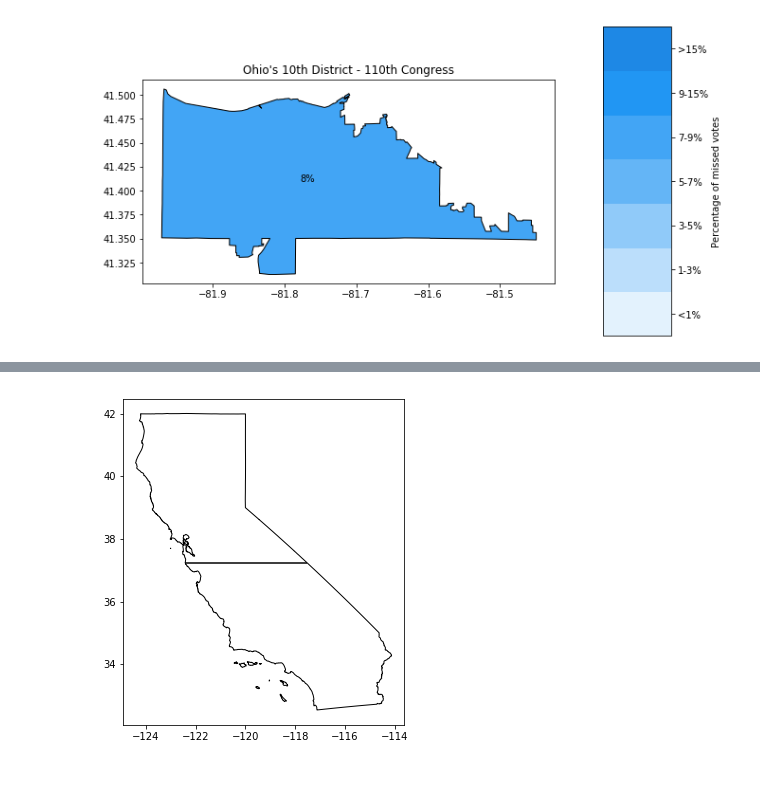
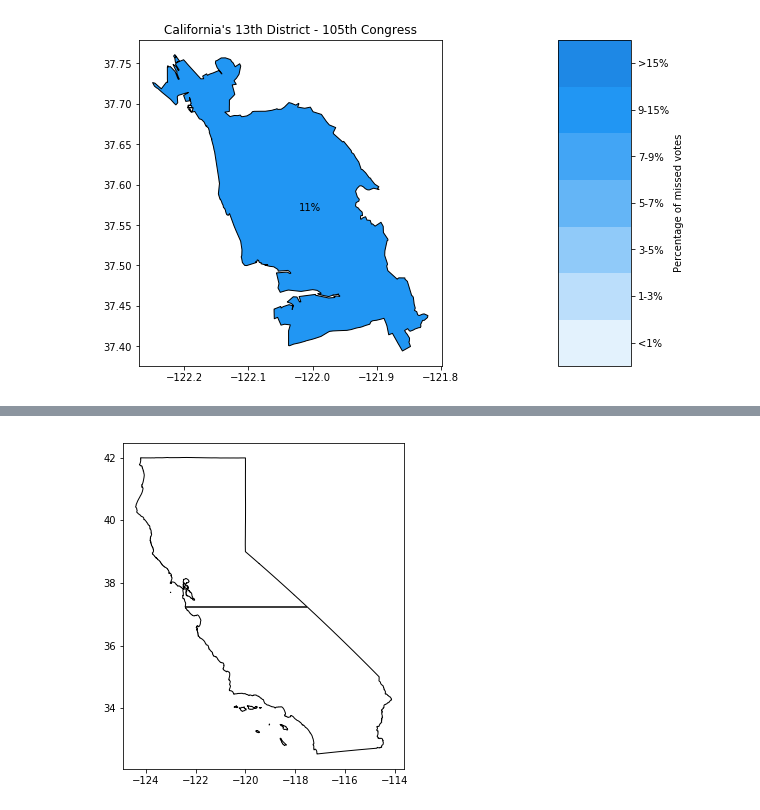
Before and after one commit to rcohngru/congressional-voting-eda, a Jupyter notebook: notebooks/Trying GeoPandas.ipynb, the cells around one changed output, grey strips where cells are left out. Cells and saved outputs as stored; diff of their text form; code cells hidden in the pictures; blank space fills up the shorter version.

```diff
--- a/notebooks/Trying GeoPandas.ipynb
+++ b/notebooks/Trying GeoPandas.ipynb
@@ -358,7 +358,7 @@ def plot_district(statename, congress, district):
 
 
     add_colorbar(ax[1], party)
-# %%
-plot_district('Ohio', 110, district=10)
-# %% [output]
-[figure, removed]
+# %%
+plot_district('California', 105, district=13)
+# %% [output]
+[figure, added]
```
Also changed, not shown: parts of 5 cells of this notebook, 2 other files.
